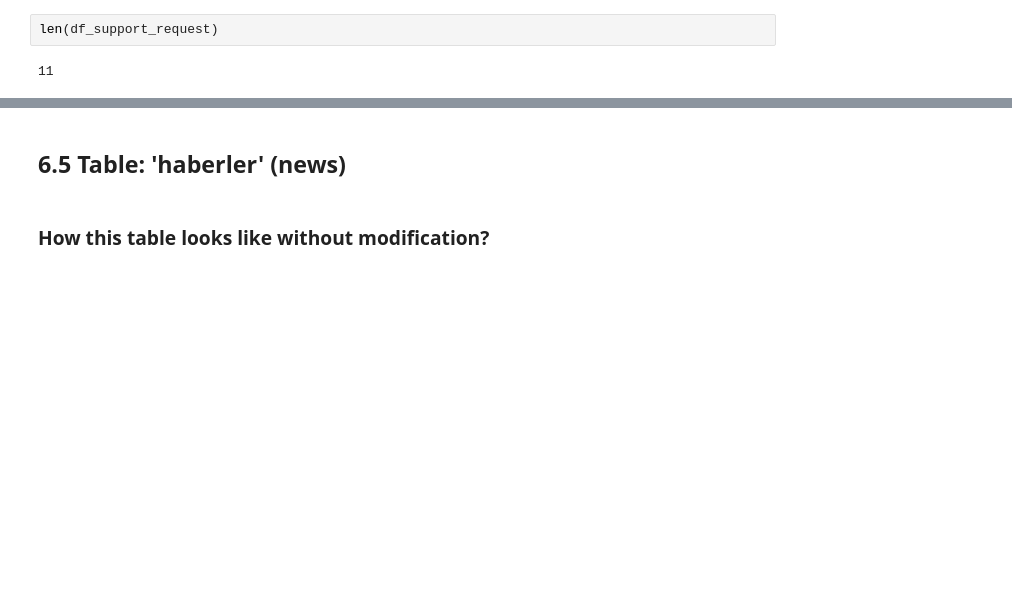
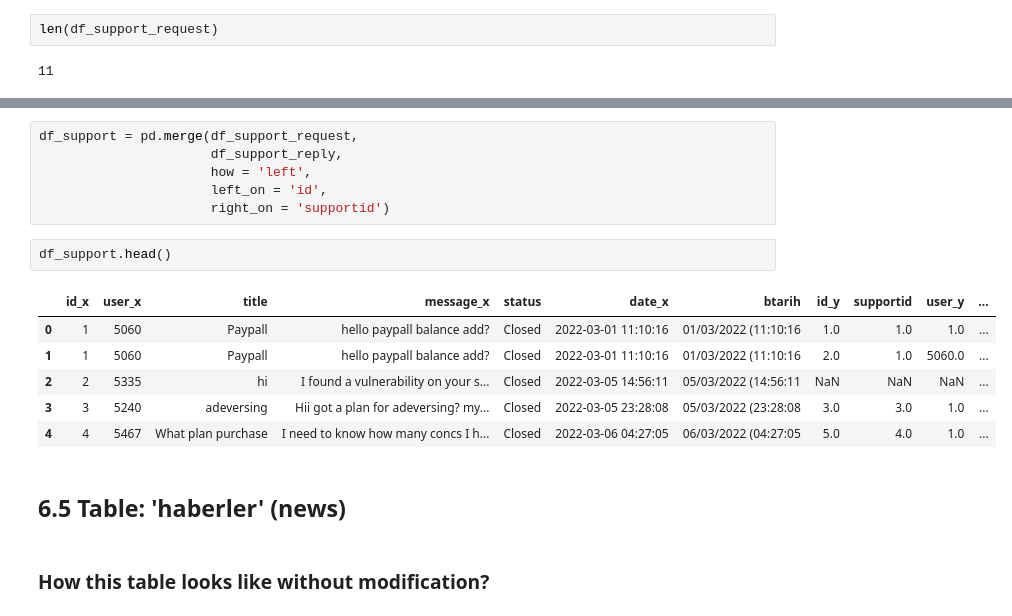
Before and after one commit to jjsantanna/stresser.gg_db_analysis, a Jupyter notebook: analysis_stressergg.ipynb, the cells around one changed output, grey strips where cells are left out. Cells and saved outputs as stored; diff of their text form; blank space fills up the shorter version.

```diff
--- a/analysis_stressergg.ipynb
+++ b/analysis_stressergg.ipynb
@@ -392,3 +413,18 @@ len(df_support_request)
+# %%
+df_support = pd.merge(df_support_request,
+                      df_support_reply,
+                      how = 'left',
+                      left_on = 'id',
+                      right_on = 'supportid')
+# %%
+df_support.head()
+# %% [output]
+|  | id_x | user_x | title | message_x | status | date_x | btarih | id_y | supportid | user_y | ... |
+| 0 | 1 | 5060 | Paypall | hello paypall balance add? | Closed | 2022-03-01 11:10:16 | 01/03/2022 (11:10:16 | 1.0 | 1.0 | 1.0 | ... |
+| 1 | 1 | 5060 | Paypall | hello paypall balance add? | Closed | 2022-03-01 11:10:16 | 01/03/2022 (11:10:16 | 2.0 | 1.0 | 5060.0 | ... |
+| 2 | 2 | 5335 | hi | I found a vulnerability on your s... | Closed | 2022-03-05 14:56:11 | 05/03/2022 (14:56:11 | NaN | NaN | NaN | ... |
+| 3 | 3 | 5240 | adeversing | Hii got a plan for adeversing? my... | Closed | 2022-03-05 23:28:08 | 05/03/2022 (23:28:08 | 3.0 | 3.0 | 1.0 | ... |
+| 4 | 4 | 5467 | What plan purchase | I need to know how many concs I h... | Closed | 2022-03-06 04:27:05 | 06/03/2022 (04:27:05 | 5.0 | 4.0 | 1.0 | ... |
 # %% [markdown]
 ## 6.5 Table: 'haberler' (news)
 # %% [markdown]
```
Also changed, not shown: parts of 89 cells of this notebook, 17 other files.
